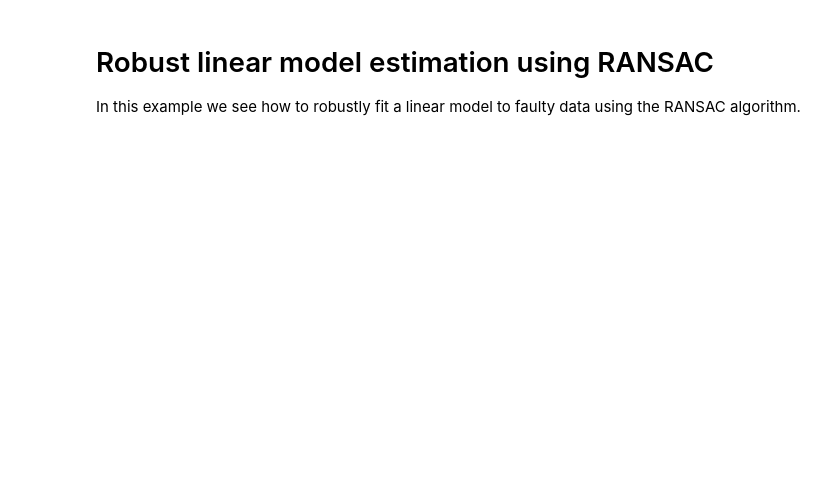
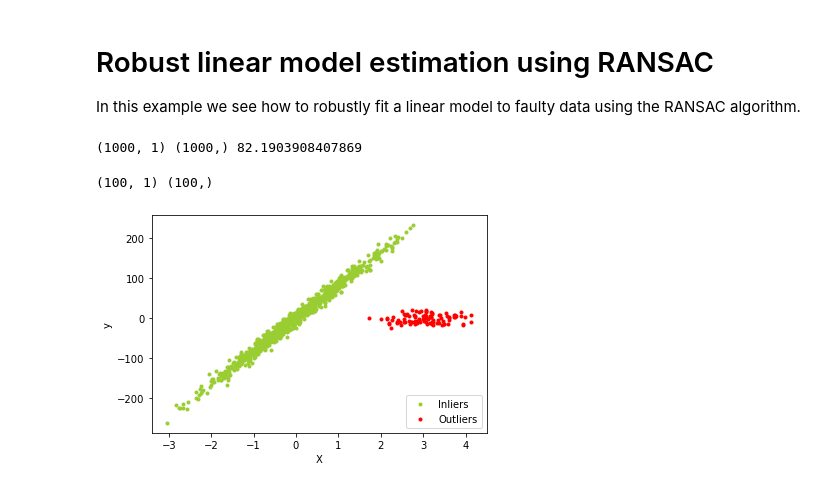
Before and after one commit to carmelocs/Learning, a Jupyter notebook: RANSAC/plot_ransac.ipynb, the cells around one changed output. Saved outputs shown, nothing was run; the diff lists cells and outputs as text; code cells hidden in the pictures; blank space fills up the shorter version.

```diff
--- a/RANSAC/plot_ransac.ipynb
+++ b/RANSAC/plot_ransac.ipynb
@@ -14,17 +14,35 @@ from sklearn import linear_model, datasets
 
 
 n_samples = 1000
-n_outliers = 50
+n_outliers = 100
 
 
 X, y, coef = datasets.make_regression(n_samples=n_samples, n_features=1,
                                       n_informative=1, noise=10,
                                       coef=True, random_state=0)
+
+print(X.shape, y.shape, coef)
+# %% [output]
+(1000, 1) (1000,) 82.1903908407869
 # %%
 # Add outlier data
 np.random.seed(0)
 X[:n_outliers] = 3 + 0.5 * np.random.normal(size=(n_outliers, 1))
 y[:n_outliers] = -3 + 10 * np.random.normal(size=n_outliers)
+print(X[:n_outliers].shape, y[:n_outliers].shape)
+# %% [output]
+(100, 1) (100,)
+# %%
+plt.scatter(X[n_outliers:], y[n_outliers:], color='yellowgreen', marker='.',
+            label='Inliers')
+plt.scatter(X[:n_outliers], y[:n_outliers], color='red', marker='.',
+            label='Outliers')
+plt.legend(loc='lower right')
+plt.xlabel("X")
+plt.ylabel("y")
+plt.show()
+# %% [output]
+[figure, added]
 # %%
 # Fit line using all data
 lr = linear_model.LinearRegression()
```
Also changed, not shown: parts of 5 cells of this notebook.
